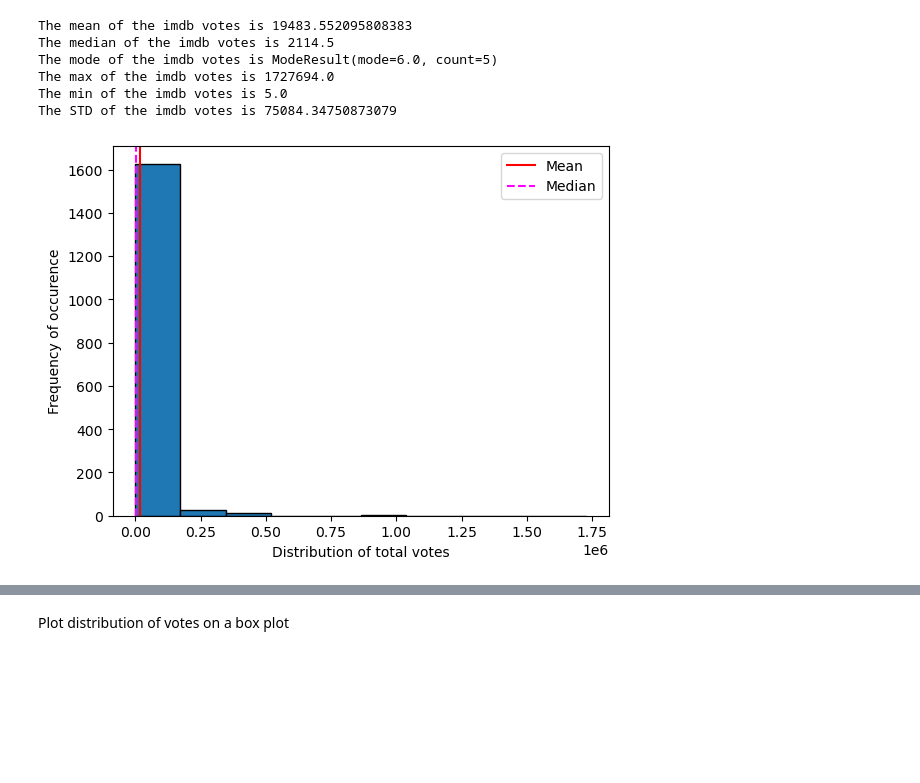
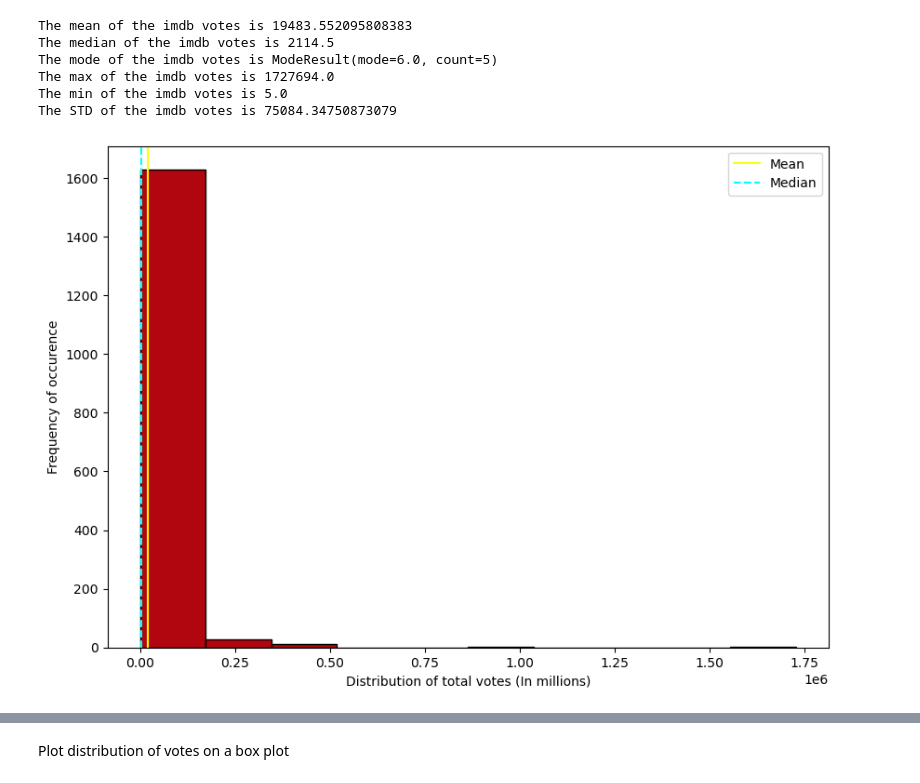
Before and after one commit to NidaB-C/NetflixEDA, a Jupyter notebook: Nida-Data/Question 4 - Eoghan.ipynb, the cells around one changed output, grey strips where cells are left out. Saved outputs shown, nothing was run; the diff lists cells and outputs as text; code cells hidden in the pictures; blank space fills up the shorter version.

Commit message:
Figure_update

```diff
--- a/Nida-Data/Question 4 - Eoghan.ipynb
+++ b/Nida-Data/Question 4 - Eoghan.ipynb
@@ -48,16 +48,17 @@ The STD of the imdb votes is 75084.34750873079
 # %%
 #Plot the imdb vote totals to see if the data is normally distributed
 
 votes = q4_df['imdb_votes']
-vh = plt.hist(votes,edgecolor='k')
-plt.xlabel("Distribution of total votes")
+vh = plt.hist(votes,color='#B1060F',edgecolor='k')
+plt.xlabel("Distribution of total votes (In millions)")
 plt.ylabel("Frequency of occurence")
-plt.axvline(vm, color='r',label='Mean')
-plt.axvline(vme, color='fuchsia', linestyle='dashed',label='Median')
+plt.axvline(vm, color='yellow',label='Mean')
+plt.axvline(vme, color='cyan', linestyle='dashed',label='Median')
 plt.legend()
 plt.rcParams['figure.figsize'] = [10, 7]
+plt.savefig('/Users/alton/Desktop/Distribution_of_imdb_votes.png')
 # %% [output]
-[figure, old version]
+[figure, new version]
 # %%
 print(st.normaltest(votes.sample(200)))
 
```
Also changed, not shown: parts of 7 cells of this notebook, 5 other files.
